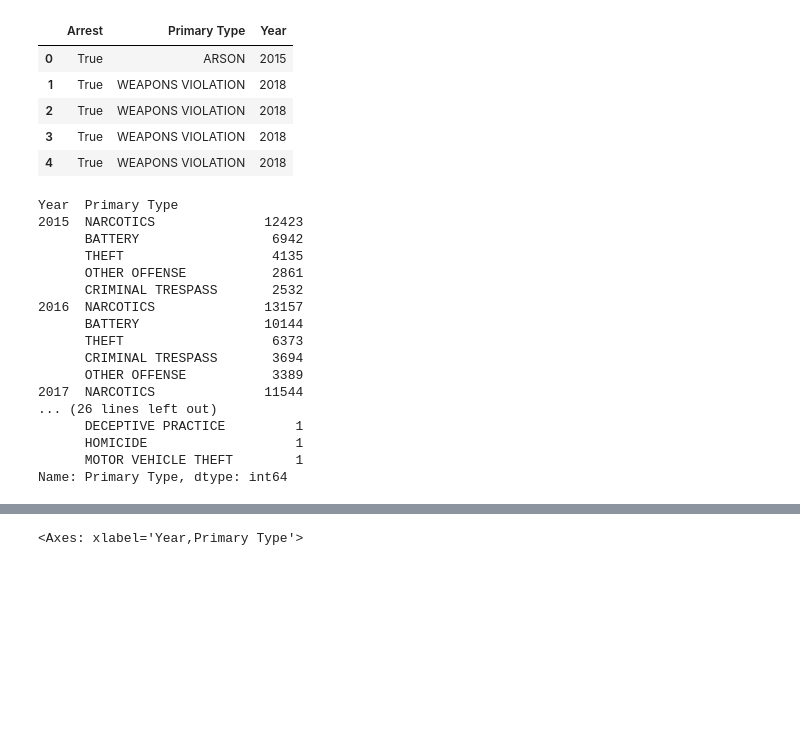
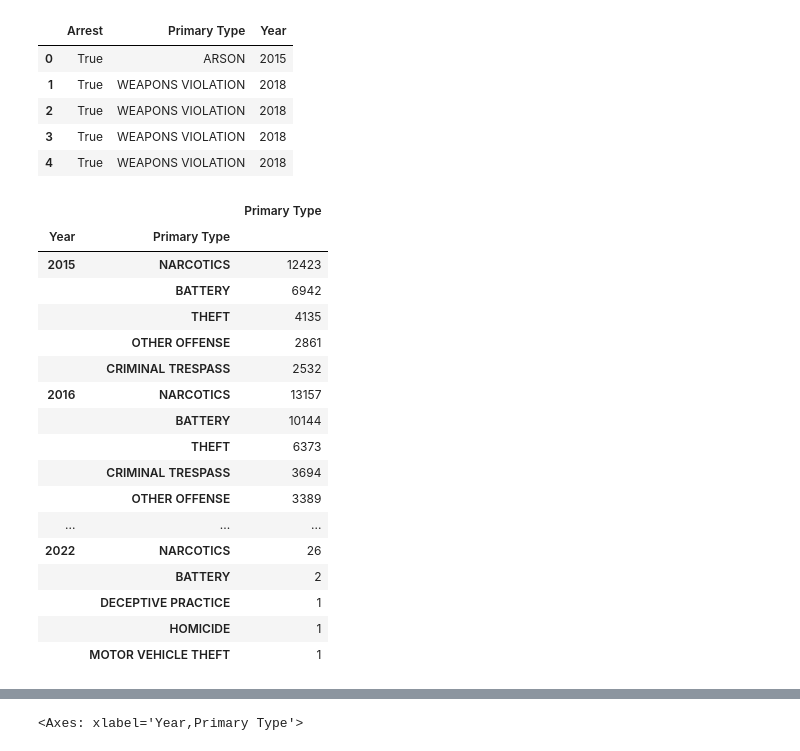
Before and after one commit to jdmandras/Project-1, a Jupyter notebook: crimes-DU.ipynb, the cells around one changed output, grey strips where cells are left out. Saved outputs shown, nothing was run; the diff lists cells and outputs as text; code cells hidden in the pictures; blank space fills up the shorter version.

```diff
--- a/crimes-DU.ipynb
+++ b/crimes-DU.ipynb
@@ -204,25 +204,27 @@ new_crimes_df.head()
 # %%
 #sort by arrests made and year (2015-2022) by Primary Type
 new_crimes_df_filtered=new_crimes_df[(new_crimes_df['Year']>=2015)&(new_crimes_df['Year']<=2022)]
 
 arrests_made=new_crimes_df_filtered[new_crimes_df_filtered['Arrest'] == True]
 top_primary_crimes=arrests_made.groupby('Year')['Primary Type'].value_counts().groupby(level=0).head()
-top_primary_crimes
+grouped_top_primary=top_primary_crimes.to_frame()
+grouped_top_primary
 # %% [output]
-Year  Primary Type
-2015  NARCOTICS              12423
-      BATTERY                 6942
-      THEFT                   4135
-      OTHER OFFENSE           2861
-      CRIMINAL TRESPASS       2532
-2016  NARCOTICS              13157
-      BATTERY                10144
-      THEFT                   6373
-      CRIMINAL TRESPASS       3694
-      OTHER OFFENSE           3389
-2017  NARCOTICS              11544
-... (26 lines left out)
-      DECEPTIVE PRACTICE         1
-      HOMICIDE                   1
-      MOTOR VEHICLE THEFT        1
-Name: Primary Type, dtype: int64
+|  |  | Primary Type |
+| Year | Primary Type |  |
+| 2015 | NARCOTICS | 12423 |
+|  | BATTERY | 6942 |
+|  | THEFT | 4135 |
+|  | OTHER OFFENSE | 2861 |
+|  | CRIMINAL TRESPASS | 2532 |
+| 2016 | NARCOTICS | 13157 |
+|  | BATTERY | 10144 |
+|  | THEFT | 6373 |
+|  | CRIMINAL TRESPASS | 3694 |
+|  | OTHER OFFENSE | 3389 |
+| ... | ... | ... |
+| 2022 | NARCOTICS | 26 |
+|  | BATTERY | 2 |
+|  | DECEPTIVE PRACTICE | 1 |
+|  | HOMICIDE | 1 |
+|  | MOTOR VEHICLE THEFT | 1 |
```
Also changed, not shown: parts of 1 cell of this notebook, 1 other file.
